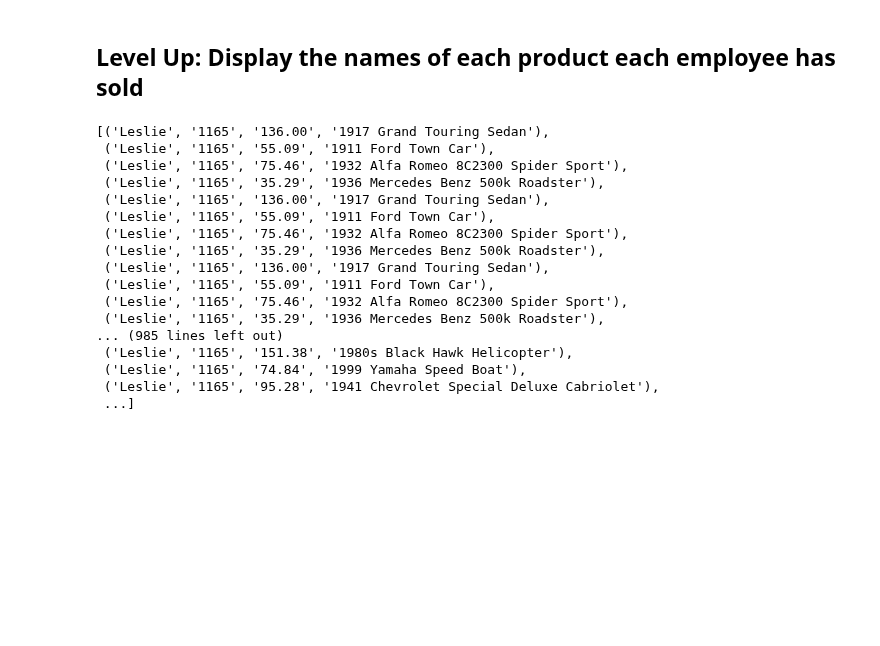
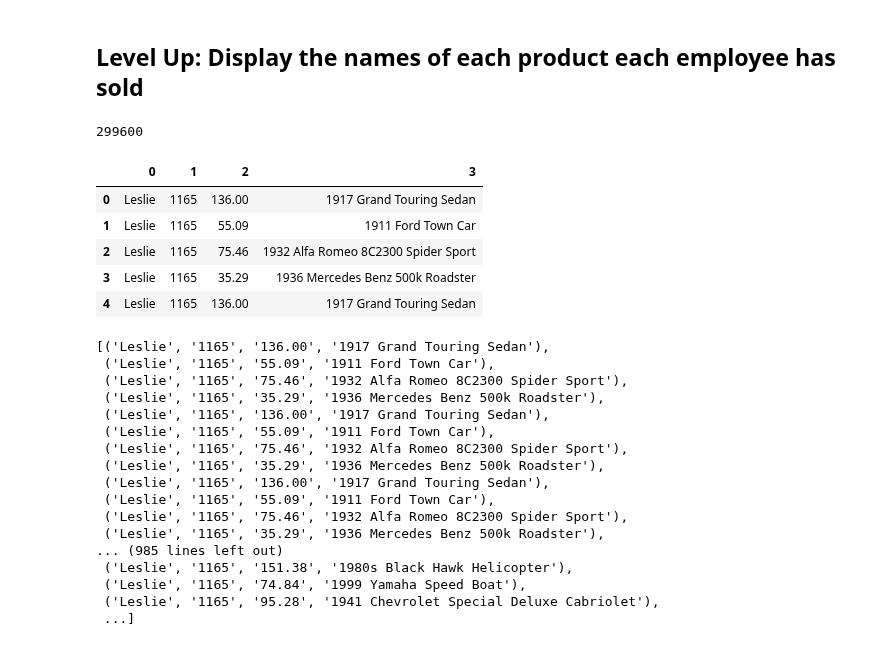
Before and after one commit to JoeDown/dsc-join-statements-lab-houston-ds-042219, a Jupyter notebook: index.ipynb, the cells around one changed output. Cells and saved outputs as stored; diff of their text form; code cells hidden in the pictures; blank space fills up the shorter version.

```diff
--- a/index.ipynb
+++ b/index.ipynb
@@ -157,3 +153,20 @@ df.head()
+# %%
+df = pd.DataFrame(c.execute('''select e.firstName, e.employeeNumber, orderdetails.priceEach, products.productName
+            from employees e join customers c
+            on e.employeeNumber = c.salesRepEmployeeNumber
+            join orders o
+            join orderdetails using(orderNumber)
+            join products using(productCode)''').fetchall())
+print(len(df))
+df.head()
+# %% [output]
+299600
+|  | 0 | 1 | 2 | 3 |
+| 0 | Leslie | 1165 | 136.00 | 1917 Grand Touring Sedan |
+| 1 | Leslie | 1165 | 55.09 | 1911 Ford Town Car |
+| 2 | Leslie | 1165 | 75.46 | 1932 Alfa Romeo 8C2300 Spider Sport |
+| 3 | Leslie | 1165 | 35.29 | 1936 Mercedes Benz 500k Roadster |
+| 4 | Leslie | 1165 | 136.00 | 1917 Grand Touring Sedan |
 # %%
 c.execute('''select e.firstName, e.employeeNumber, orderdetails.priceEach, products.productName
             from employees e join customers c
```
Also changed, not shown: parts of 1 cell of this notebook.
